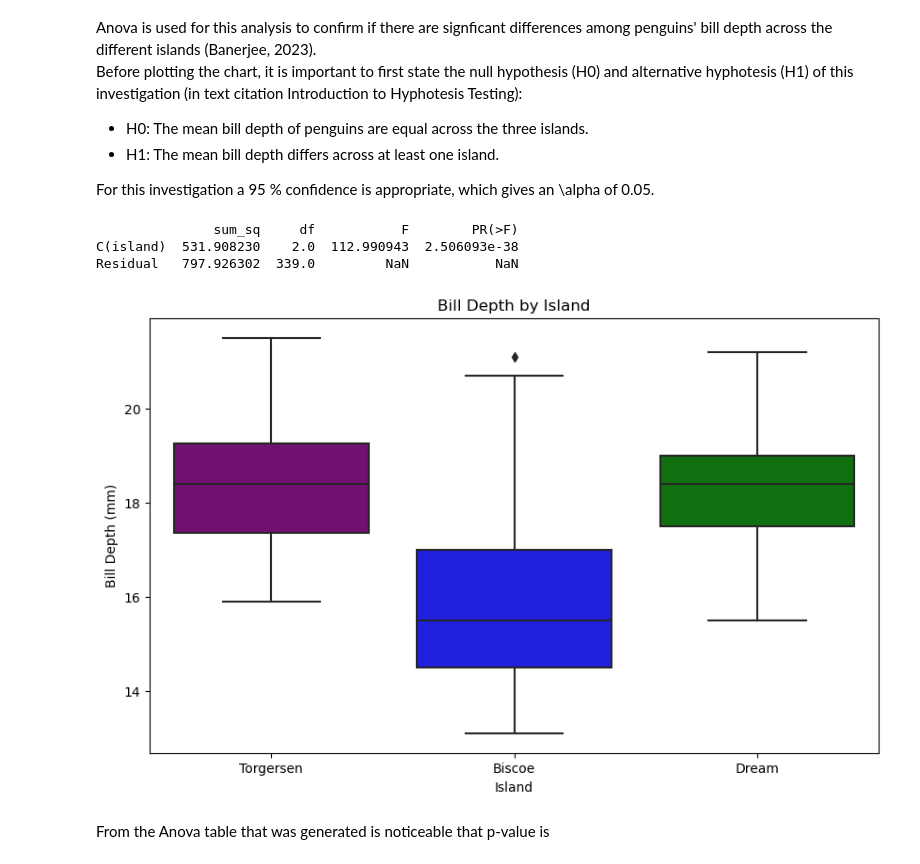
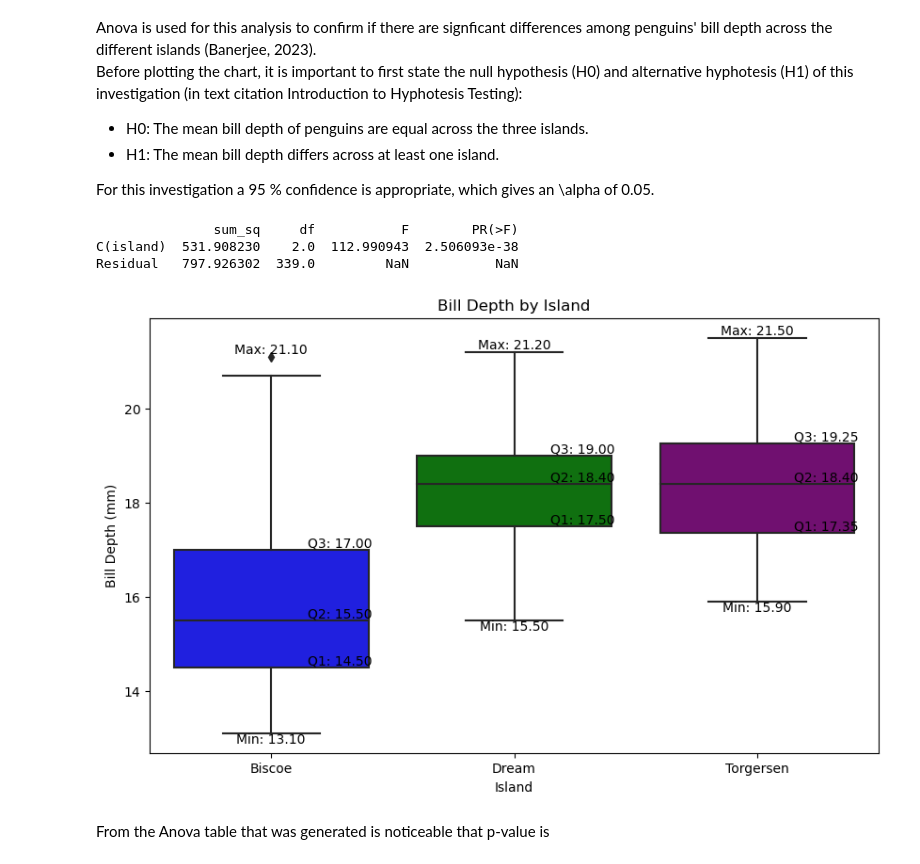
Before and after one commit to filipekojak88/myprojectPDA, a Jupyter notebook: penguins.ipynb, the cells around one changed output. Saved outputs shown, nothing was run; the diff lists cells and outputs as text; code cells hidden in the pictures.

Commit message:
Adding quartiles labels to the boxplot, aligning the quartiles labels to the right Adding min and max labels

```diff
--- a/penguins.ipynb
+++ b/penguins.ipynb
@@ -237,36 +237,65 @@ For this investigation a 95 % confidence is appropriate, which gives an \alpha
 # %%
 # Define the data
 bill_depth = df['bill_depth_mm']
 islands = df['island']
 
 # Create a DataFrame for the analysis
 data = pd.DataFrame({'bill_depth': bill_depth, 'island': islands})
 
+# Set the order of islands
+island_order = ['Biscoe', 'Dream', 'Torgersen']
+
 # Set the figure size
 plt.figure(figsize=(10, 6))
 
 # Assign different colors to different categories
 colors = {'Biscoe': 'blue', 'Dream': 'green', 'Torgersen': 'purple'}
 
-# Create a box plot with color-coded islands
-sns.boxplot(x='island', y='bill_depth', data=data, palette=colors)
+# Create a box plot with color-coded islands and specified order
+ax = sns.boxplot(x='island', y='bill_depth', data=data, palette=colors, order=island_order)
 
 # Add labels and title
 plt.xlabel('Island')
 plt.ylabel('Bill Depth (mm)')
 plt.title('Bill Depth by Island')
 
 # Perform ANOVA analysis
 model = ols('bill_depth ~ C(island)', data=data).fit()
 anova_table = sm.stats.anova_lm(model, typ=2)
 
 # Print the ANOVA table
 print(anova_table)
+
+# Calculate quartiles and whisker positions for each island
+quartiles = data.groupby('island')['bill_depth'].quantile([0.25, 0.50, 0.75])
+
+# Add quartile labels to the plot with adjusted x-coordinates
+for i, island in enumerate(island_order):
+    # Get quartile values for the current island
+    q1, q2, q3 = quartiles.loc[island].values
+
+    # Calculate x-coordinate for the current box plot with an offset for label positioning
+    box_position = i
+    label_offset = 0.15  # Adjust this value to control the offset
+
+    # Plot quartile labels slightly to the right of the box plot
+    ax.text(box_position + label_offset, q1, f'Q1: {q1:.2f}', ha='left', va='bottom', fontsize=10, color='black')
+    ax.text(box_position + label_offset, q2, f'Q2: {q2:.2f}', ha='left', va='bottom', fontsize=10, color='black')
+    ax.text(box_position + label_offset, q3, f'Q3: {q3:.2f}', ha='left', va='bottom', fontsize=10, color='black')
+
+    # Calculate and annotate minimum and maximum values
+    island_data = data[data['island'] == island]['bill_depth']
+    island_min = island_data.min()
+    island_max = island_data.max()
+
+    # Annotate minimum and maximum values on the plot
+    ax.text(box_position, island_min, f'Min: {island_min:.2f}', ha='center', va='top', fontsize=10, color='black')
+    ax.text(box_position, island_max, f'Max: {island_max:.2f}', ha='center', va='bottom', fontsize=10, color='black')
 # %% [output]
                sum_sq     df           F        PR(>F)
 C(island)  531.908230    2.0  112.990943  2.506093e-38
 Residual   797.926302  339.0         NaN           NaN
-[figure, old version]
+[figure, new version]
 # %% [markdown]
 From the Anova table that was generated is noticeable that p-value is
 # %% [markdown]
```
Also changed, not shown: parts of 1 cell of this notebook.
